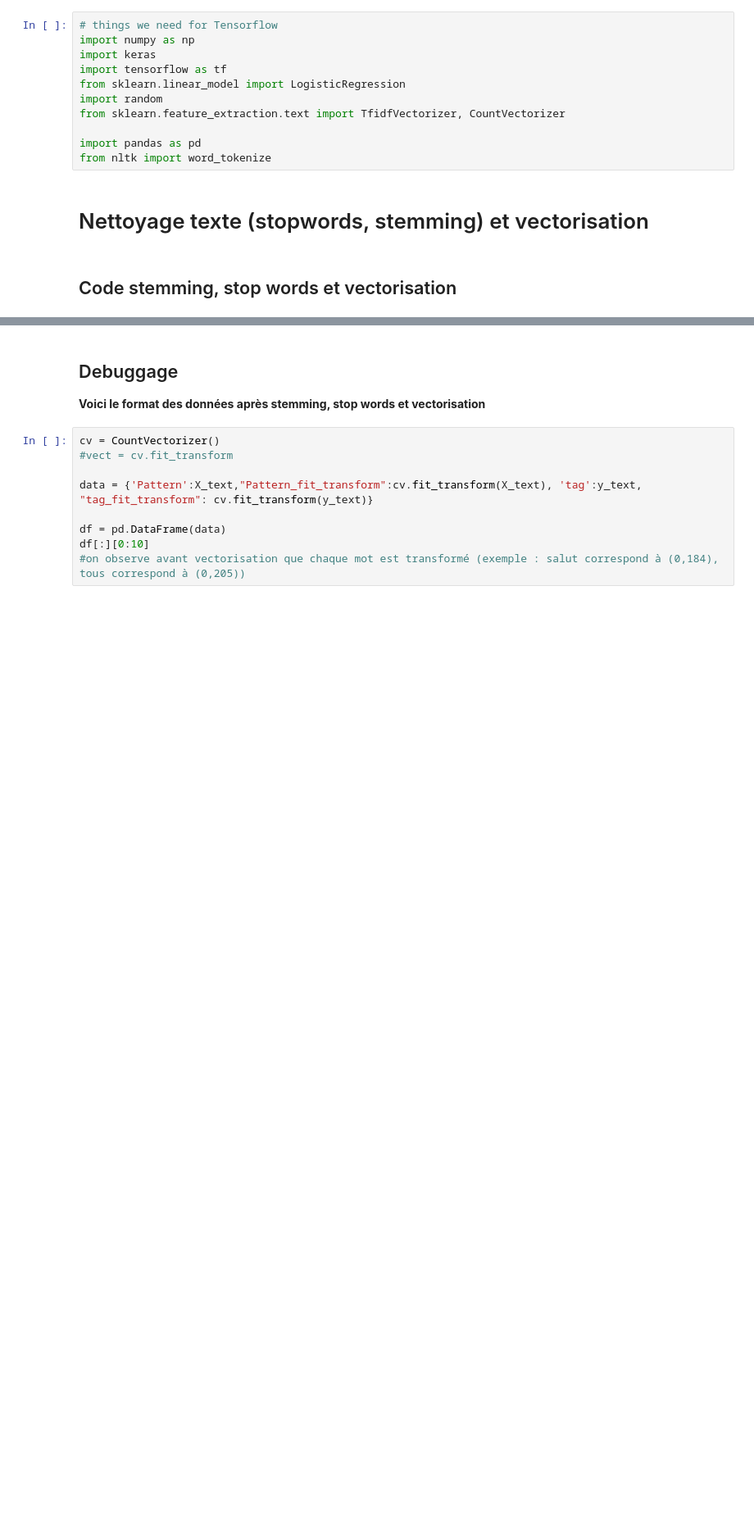
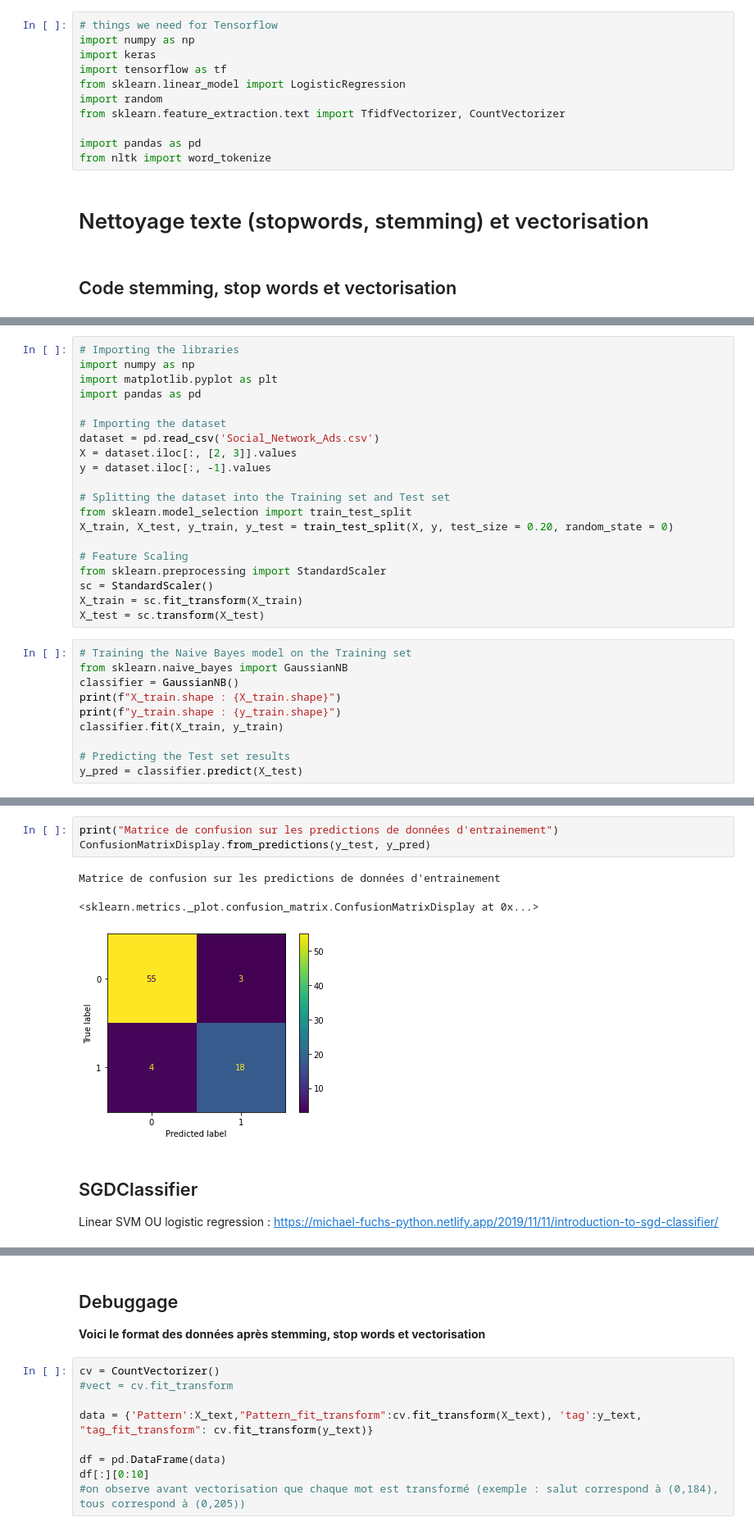
Before and after one commit to gdepirou/chatbot-isen, a Jupyter notebook: Test_IA/Chatbot_ISEN_IAMicrosoft.ipynb, the cells around one changed output, grey strips where cells are left out. Shown at 82% size. Drawn from its saved outputs; the diff is of its cells as text; blank space fills up the shorter version.

```diff
--- a/Test_IA/Chatbot_ISEN_IAMicrosoft.ipynb
+++ b/Test_IA/Chatbot_ISEN_IAMicrosoft.ipynb
@@ -125,0 +1254,30 @@ def vectorizer(text_to_vect):
+# %%
+# Importing the libraries
+import numpy as np
+import matplotlib.pyplot as plt
+import pandas as pd
+
+# Importing the dataset
+dataset = pd.read_csv('Social_Network_Ads.csv')
+X = dataset.iloc[:, [2, 3]].values
+y = dataset.iloc[:, -1].values
+
+# Splitting the dataset into the Training set and Test set
+from sklearn.model_selection import train_test_split
+X_train, X_test, y_train, y_test = train_test_split(X, y, test_size = 0.20, random_state = 0)
+
+# Feature Scaling
+from sklearn.preprocessing import StandardScaler
+sc = StandardScaler()
+X_train = sc.fit_transform(X_train)
+X_test = sc.transform(X_test)
+# %%
+# Training the Naive Bayes model on the Training set
+from sklearn.naive_bayes import GaussianNB
+classifier = GaussianNB()
+print(f"X_train.shape : {X_train.shape}")
+print(f"y_train.shape : {y_train.shape}")
+classifier.fit(X_train, y_train)
+
+# Predicting the Test set results
+y_pred = classifier.predict(X_test)
@@ -125,0 +1303,10 @@ def vectorizer(text_to_vect):
+# %%
+print("Matrice de confusion sur les predictions de données d'entrainement")
+ConfusionMatrixDisplay.from_predictions(y_test, y_pred)
+# %% [output]
+Matrice de confusion sur les predictions de données d'entrainement
+<sklearn.metrics._plot.confusion_matrix.ConfusionMatrixDisplay at 0x...>
+[figure, added]
+# %% [markdown]
+## SGDClassifier
+Linear SVM OU logistic regression  : https://michael-fuchs-python.netlify.app/2019/11/11/introduction-to-sgd-classifier/
```
Also changed, not shown: parts of 91 cells of this notebook.
